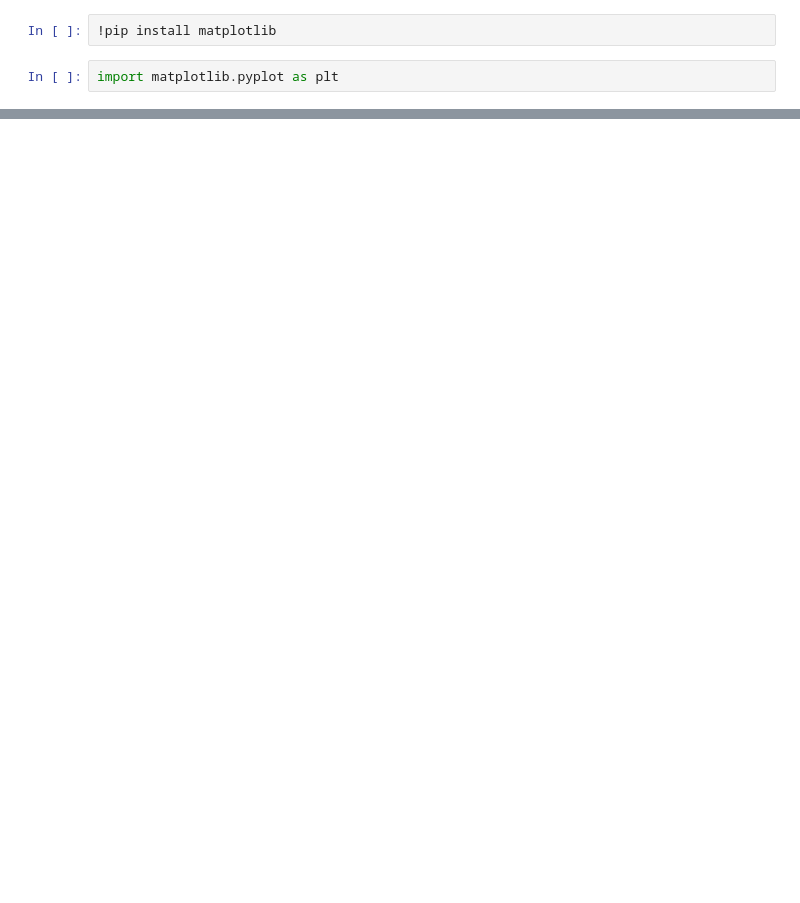
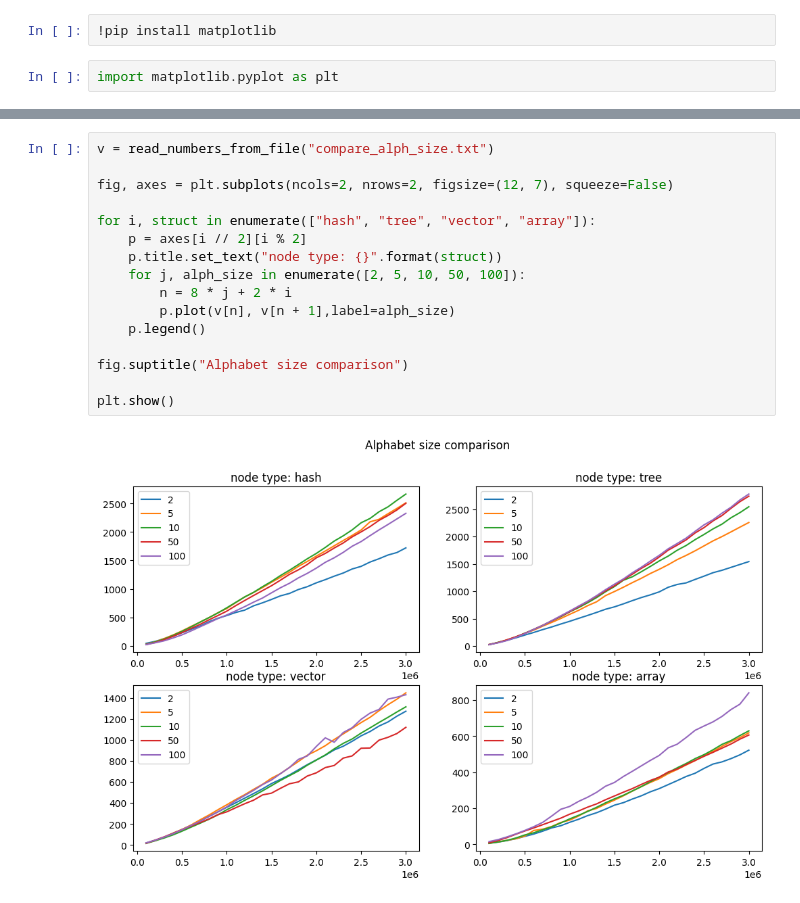
Before and after one commit to davidokk/course-work4, a Jupyter notebook: graphics/graphics.ipynb, the cells around one changed output, grey strips where cells are left out. Drawn from its saved outputs; the diff is of its cells as text; blank space fills up the shorter version.

```diff
--- a/graphics/graphics.ipynb
+++ b/graphics/graphics.ipynb
@@ -82,0 +46,18 @@ plt.show()
+# %%
+v = read_numbers_from_file("compare_alph_size.txt")
+
+fig, axes = plt.subplots(ncols=2, nrows=2, figsize=(12, 7), squeeze=False)
+
+for i, struct in enumerate(["hash", "tree", "vector", "array"]):
+    p = axes[i // 2][i % 2]
+    p.title.set_text("node type: {}".format(struct))
+    for j, alph_size in enumerate([2, 5, 10, 50, 100]):
+        n = 8 * j + 2 * i
+        p.plot(v[n], v[n + 1],label=alph_size)
+    p.legend()
+
+fig.suptitle("Alphabet size comparison")
+
+plt.show()
+# %% [output]
+[figure, added]
```
Also changed, not shown: parts of 10 cells of this notebook, 9 other files.
